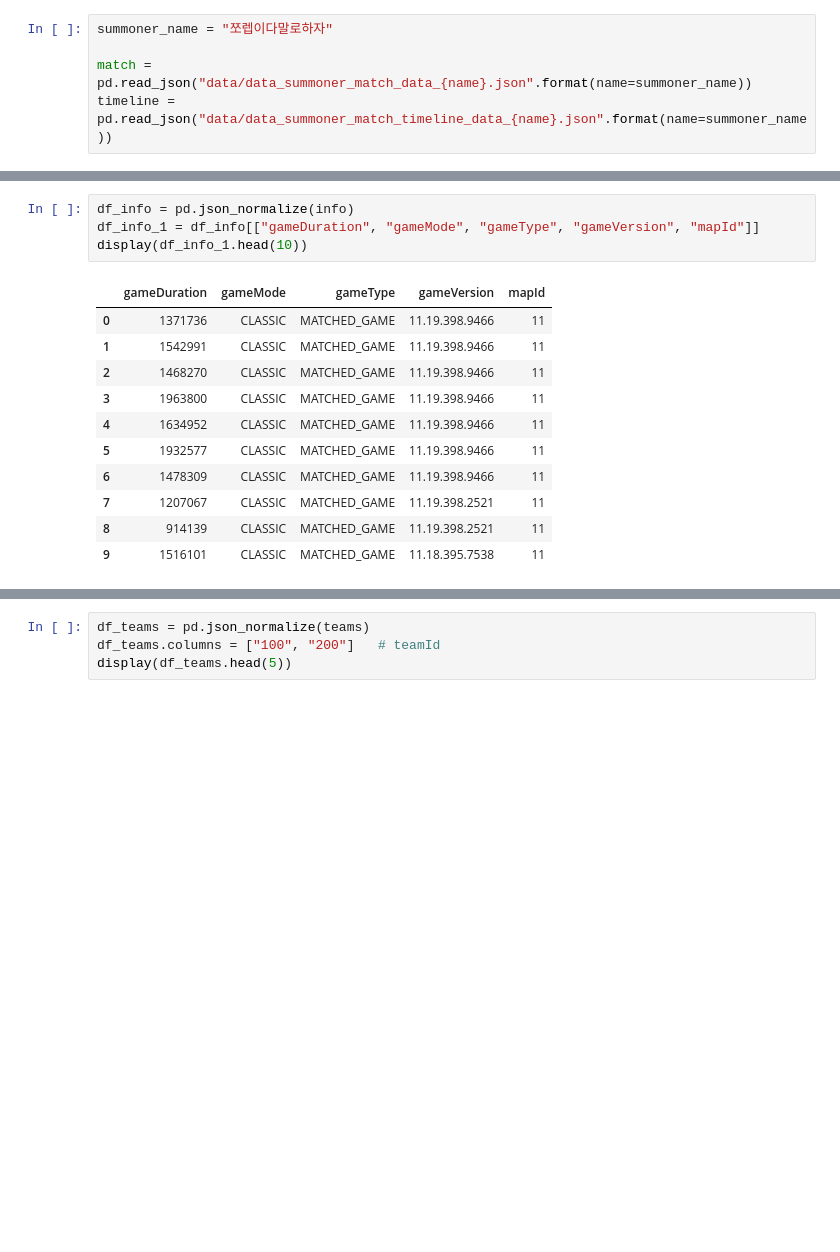
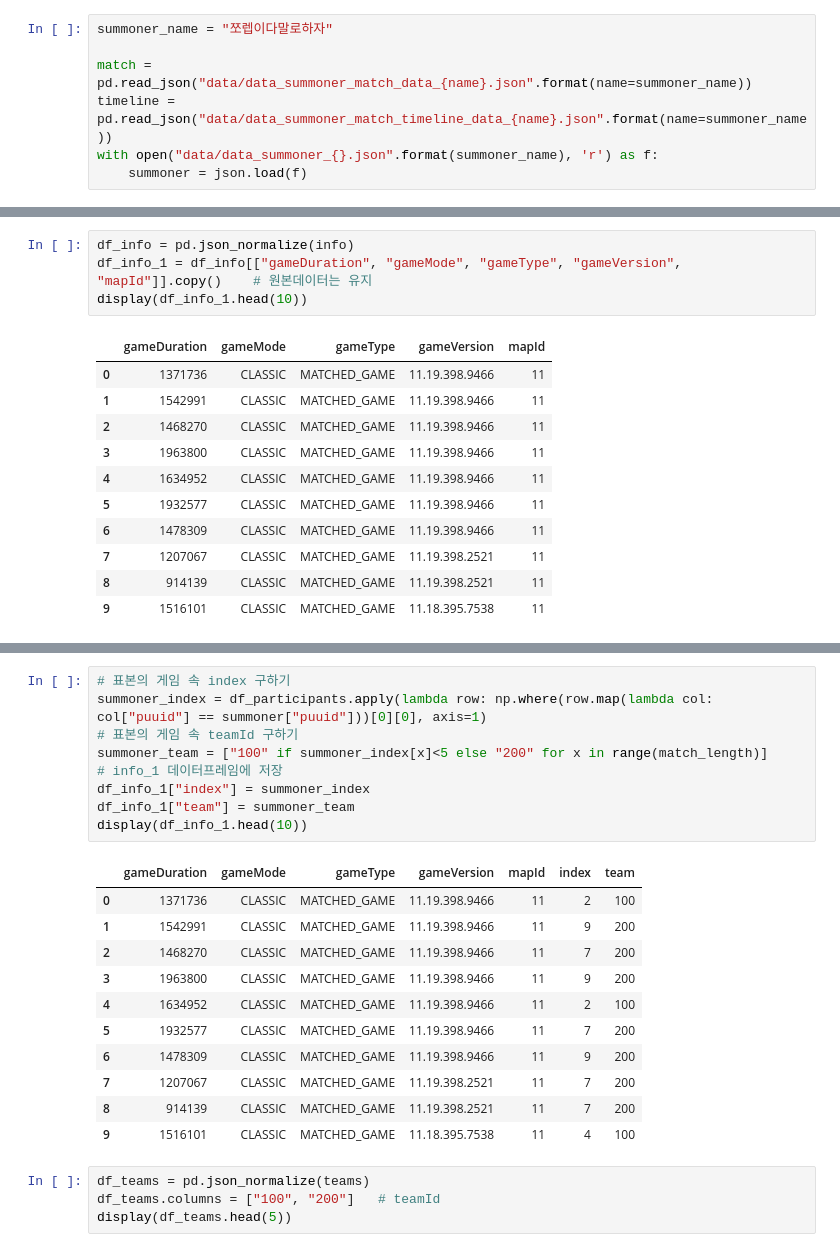
Before and after one commit to FireMoth-Yellme/LoL-Stat, a Jupyter notebook: data-mining/Jinx/jinx_dataset.ipynb, the cells around one changed output, grey strips where cells are left out. Cells and saved outputs as stored; diff of their text form; blank space fills up the shorter version.

```diff
--- a/data-mining/Jinx/jinx_dataset.ipynb
+++ b/data-mining/Jinx/jinx_dataset.ipynb
@@ -8,6 +9,8 @@ summoner_name = "쪼렙이다말로하자"
 
 match = pd.read_json("data/data_summoner_match_data_{name}.json".format(name=summoner_name))
 timeline = pd.read_json("data/data_summoner_match_timeline_data_{name}.json".format(name=summoner_name))
+with open("data/data_summoner_{}.json".format(summoner_name), 'r') as f:
+    summoner = json.load(f)
 # %% [markdown]
 # 경기 관련 데이터
 # %%
@@ -27,7 +30,7 @@ for i in range(match_length):
     del(info[i]["teams"])
 # %%
 df_info = pd.json_normalize(info)
-df_info_1 = df_info[["gameDuration", "gameMode", "gameType", "gameVersion", "mapId"]]
+df_info_1 = df_info[["gameDuration", "gameMode", "gameType", "gameVersion", "mapId"]].copy()    # 원본데이터는 유지
 display(df_info_1.head(10))
 # %% [output]
 |  | gameDuration | gameMode | gameType | gameVersion | mapId |
@@ -47,6 +50,27 @@ display(df_participants.head(1))
 # %% [output]
 |  | 0 | 1 | 2 | 3 | 4 | 5 | 6 | 7 | 8 | 9 |
 | 0 | {'assists': 3, 'baronKills': 0, '... | {'assists': 8, 'baronKills': 1, '... | {'assists': 8, 'baronKills': 0, '... | {'assists': 9, 'baronKills': 0, '... | {'assists': 9, 'baronKills': 0, '... | {'assists': 2, 'baronKills': 0, '... | {'assists': 4, 'baronKills': 0, '... | {'assists': 3, 'baronKills': 0, '... | {'assists': 2, 'baronKills': 0, '... | {'assists': 4, 'baronKills': 0, '... |
+# %%
+# 표본의 게임 속 index 구하기
+summoner_index = df_participants.apply(lambda row: np.where(row.map(lambda col: col["puuid"] == summoner["puuid"]))[0][0], axis=1)
+# 표본의 게임 속 teamId 구하기
+summoner_team = ["100" if summoner_index[x]<5 else "200" for x in range(match_length)]
+# info_1 데이터프레임에 저장
+df_info_1["index"] = summoner_index
+df_info_1["team"] = summoner_team
+display(df_info_1.head(10))
+# %% [output]
+|  | gameDuration | gameMode | gameType | gameVersion | mapId | index | team |
+| 0 | 1371736 | CLASSIC | MATCHED_GAME | 11.19.398.9466 | 11 | 2 | 100 |
+| 1 | 1542991 | CLASSIC | MATCHED_GAME | 11.19.398.9466 | 11 | 9 | 200 |
+| 2 | 1468270 | CLASSIC | MATCHED_GAME | 11.19.398.9466 | 11 | 7 | 200 |
+| 3 | 1963800 | CLASSIC | MATCHED_GAME | 11.19.398.9466 | 11 | 9 | 200 |
+| 4 | 1634952 | CLASSIC | MATCHED_GAME | 11.19.398.9466 | 11 | 2 | 100 |
+| 5 | 1932577 | CLASSIC | MATCHED_GAME | 11.19.398.9466 | 11 | 7 | 200 |
+| 6 | 1478309 | CLASSIC | MATCHED_GAME | 11.19.398.9466 | 11 | 9 | 200 |
+| 7 | 1207067 | CLASSIC | MATCHED_GAME | 11.19.398.2521 | 11 | 7 | 200 |
+| 8 | 914139 | CLASSIC | MATCHED_GAME | 11.19.398.2521 | 11 | 7 | 200 |
+| 9 | 1516101 | CLASSIC | MATCHED_GAME | 11.18.395.7538 | 11 | 4 | 100 |
 # %%
 df_teams = pd.json_normalize(teams)
 df_teams.columns = ["100", "200"]   # teamId
```
Also changed, not shown: parts of 5 cells of this notebook.
